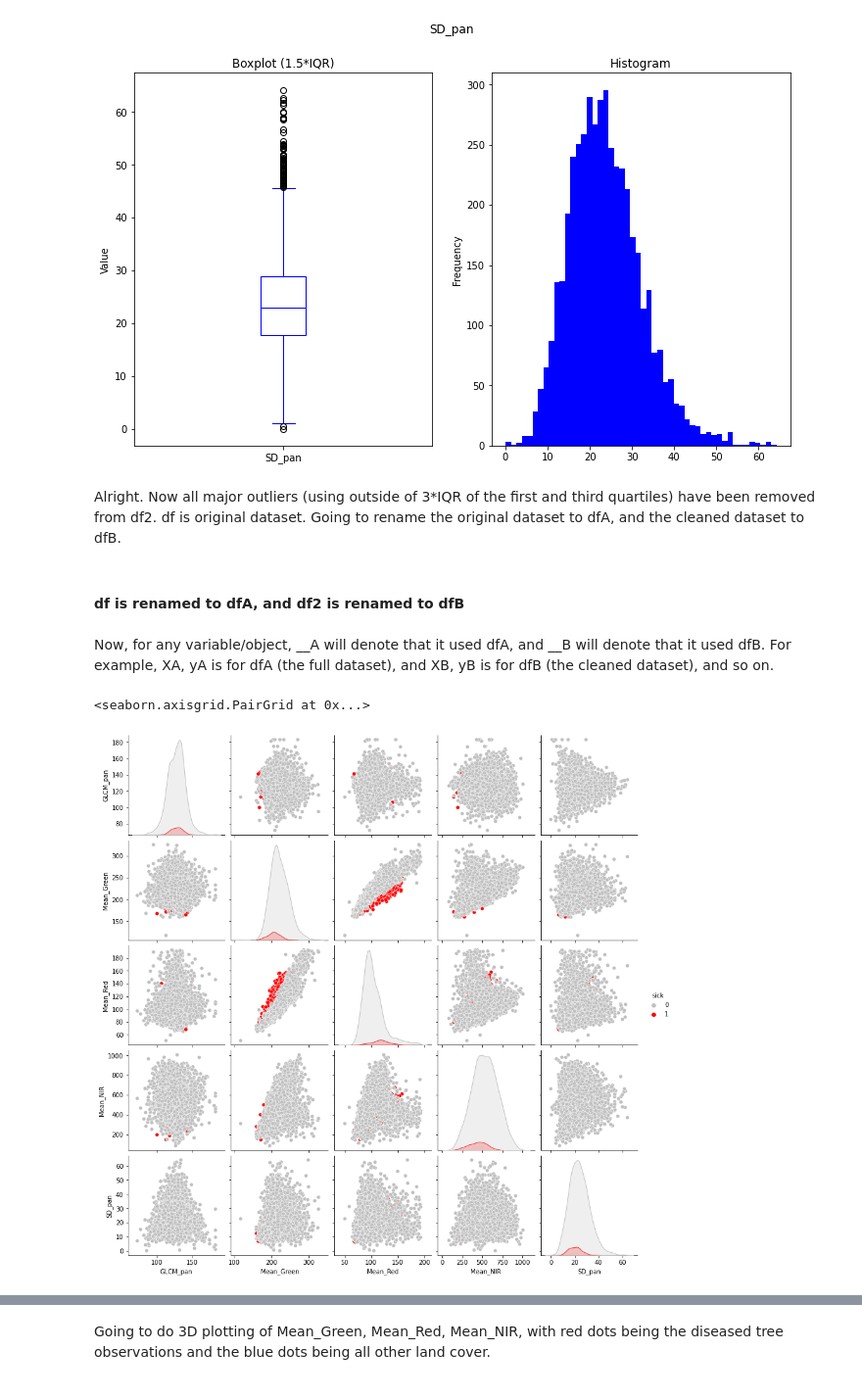
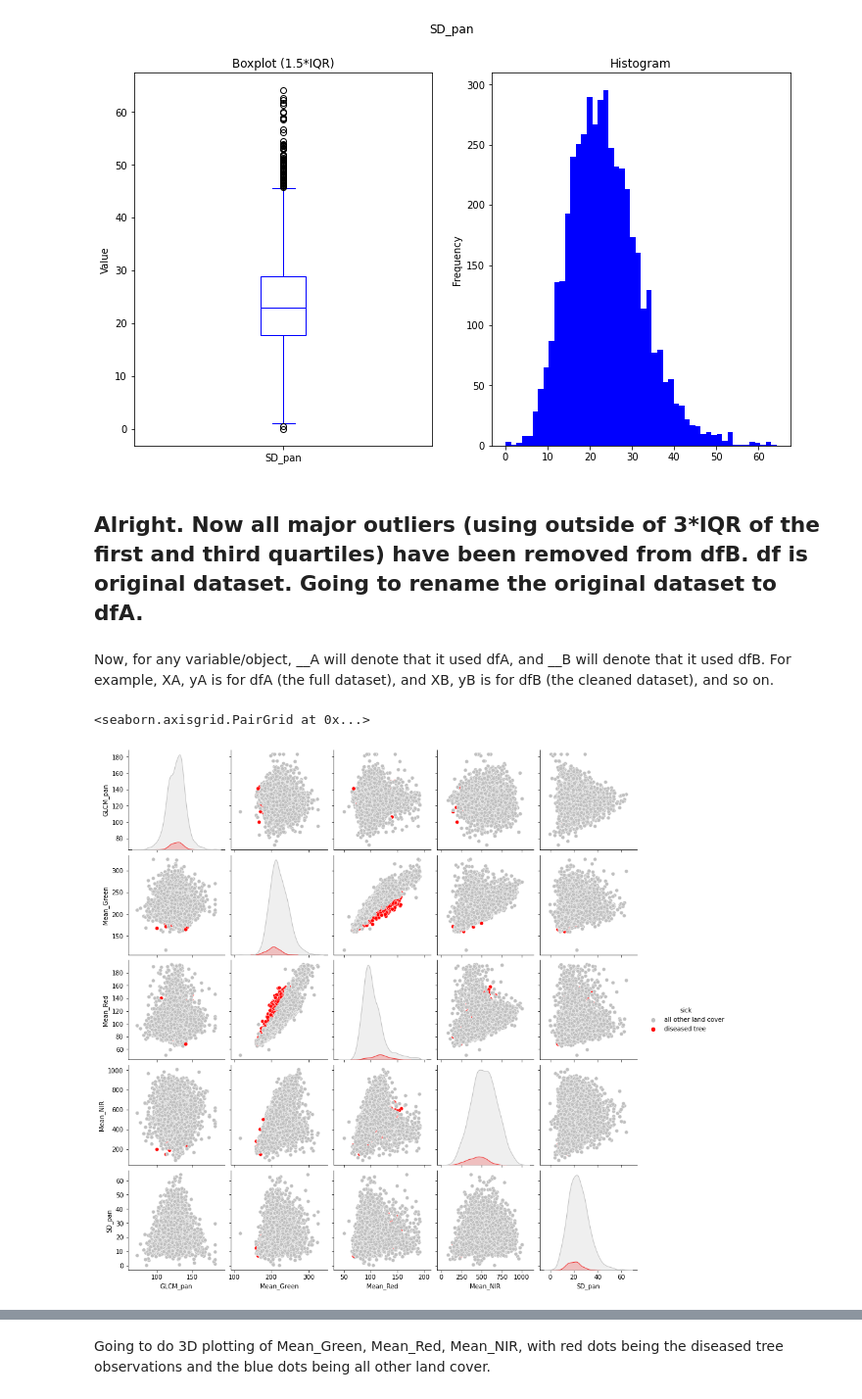
Before and after one commit to TheNatureWarrior/DS160_Final_Project_NPA_JCR, a Jupyter notebook: DS160_FP_NPA_JCR.ipynb, the cells around one changed output, grey strips where cells are left out. Shown at 98% size. Saved outputs shown, nothing was run; the diff lists cells and outputs as text; code cells hidden in the pictures.

```diff
--- a/DS160_FP_NPA_JCR.ipynb
+++ b/DS160_FP_NPA_JCR.ipynb
@@ -102,8 +103,8 @@ Later on, some problems will be caused by the column names (especially class.) W
 # %%
 newcols=['sick', 'GLCM_pan', 'Mean_Green', 'Mean_Red', 'Mean_NIR', 'SD_pan']
 df.columns=newcols
-df.sick.replace('w',1,inplace=True)
-df.sick.replace('n',0,inplace=True)
+df.sick.replace('w','diseased tree',inplace=True)
+df.sick.replace('n','all other land cover',inplace=True)
 df
 # %% [output]
 |  | sick | GLCM_pan | Mean_Green | Mean_Red | Mean_NIR | SD_pan |
@@ -850,5 +846,5 @@ First, going to make a second dataset, without all of those major outliers from
 # %%
-df2=df.copy(deep=True)
+dfB=df.copy(deep=True)
 # %%
 fig, axes = plt.subplots(1,2, figsize=(12,7))
 fig.suptitle('Mean_Green')
@@ -994,7 +990,7 @@ df2
 4838 rows × 6 columns
 # %%
-df2.query('Mean_Green<=@upcutG and Mean_Green>=@lowcutG',inplace=True)
-df2.query('Mean_Red<=@upcutR and Mean_Red>=@lowcutR',inplace=True)
-df2.query('SD_pan<=@upcutS and SD_pan>=@lowcutS',inplace=True)
-df2.query('GLCM_pan<=@upcutGL and GLCM_pan>=@lowcutGL',inplace=True)
+dfB.query('Mean_Green<=@upcutG and Mean_Green>=@lowcutG',inplace=True)
+dfB.query('Mean_Red<=@upcutR and Mean_Red>=@lowcutR',inplace=True)
+dfB.query('SD_pan<=@upcutS and SD_pan>=@lowcutS',inplace=True)
+dfB.query('GLCM_pan<=@upcutGL and GLCM_pan>=@lowcutGL',inplace=True)
 # %%
@@ -1056,17 +1052,14 @@ df2.SD_pan.plot(kind='hist',title='Histogram',color='blue',bins=50,legend=False,
 <AxesSubplot:title={'center':'Histogram'}, ylabel='Frequency'>
 [figure]
 # %% [markdown]
-Alright. Now all major outliers (using outside of 3*IQR of the first and third quartiles) have been removed from df2. df is original dataset. Going to rename the original dataset to dfA, and the cleaned dataset to dfB.
+## Alright. Now all major outliers (using outside of 3*IQR of the first and third quartiles) have been removed from dfB. df is original dataset. Going to rename the original dataset to dfA.
-# %% [markdown]
-#### df is renamed to dfA, and df2 is renamed to dfB
 # %%
 dfA=df
-dfB=df2
 # %% [markdown]
 Now, for any variable/object, __A will denote that it used dfA, and __B will denote that it used dfB. For example, XA, yA is for dfA (the full dataset), and XB, yB is for dfB (the cleaned dataset), and so on.
 # %%
-sns.pairplot(dfB[['GLCM_pan','Mean_Green','Mean_Red','Mean_NIR','SD_pan','sick']], hue='sick', palette={1:'red',0:'silver'})
+sns.pairplot(dfB[['GLCM_pan','Mean_Green','Mean_Red','Mean_NIR','SD_pan','sick']], hue='sick', palette={'diseased tree':'red','all other land cover':'silver'})
 # %% [output]
 <seaborn.axisgrid.PairGrid at 0x...>
-[figure, old version]
+[figure, new version]
 # %% [markdown]
```
Also changed, not shown: parts of 88 cells of this notebook, 3 other files.
